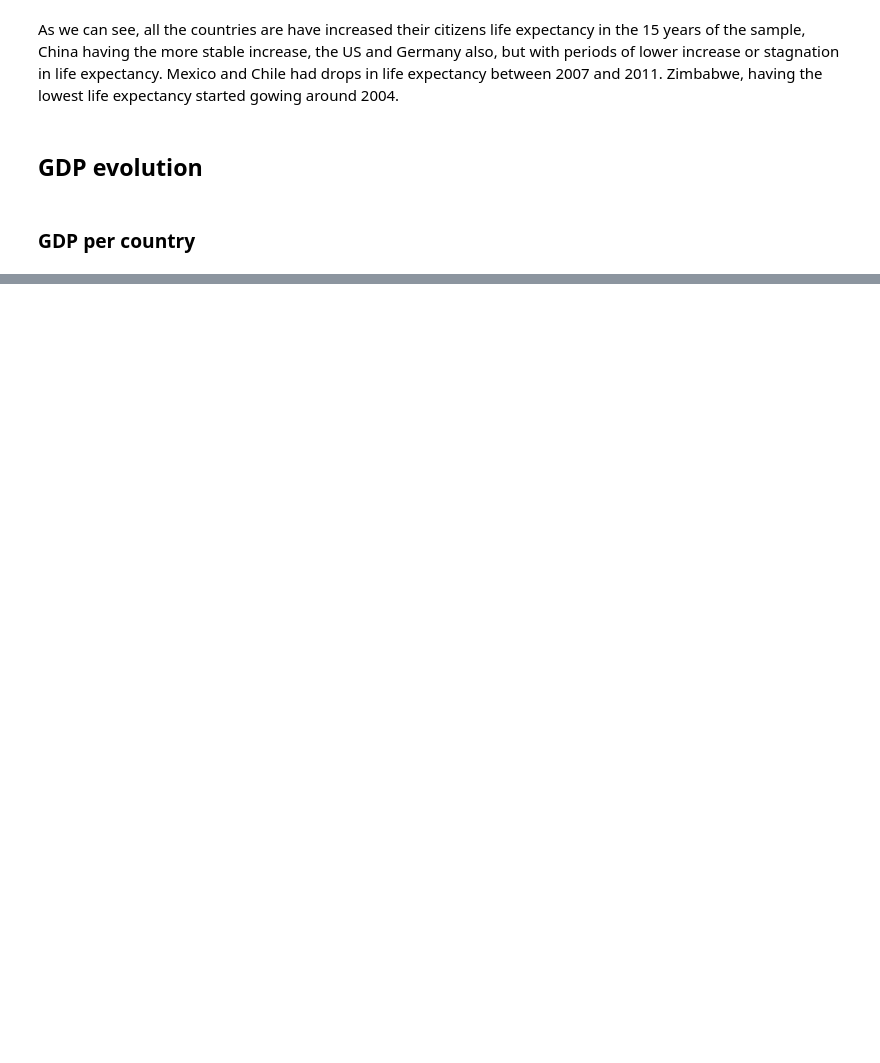
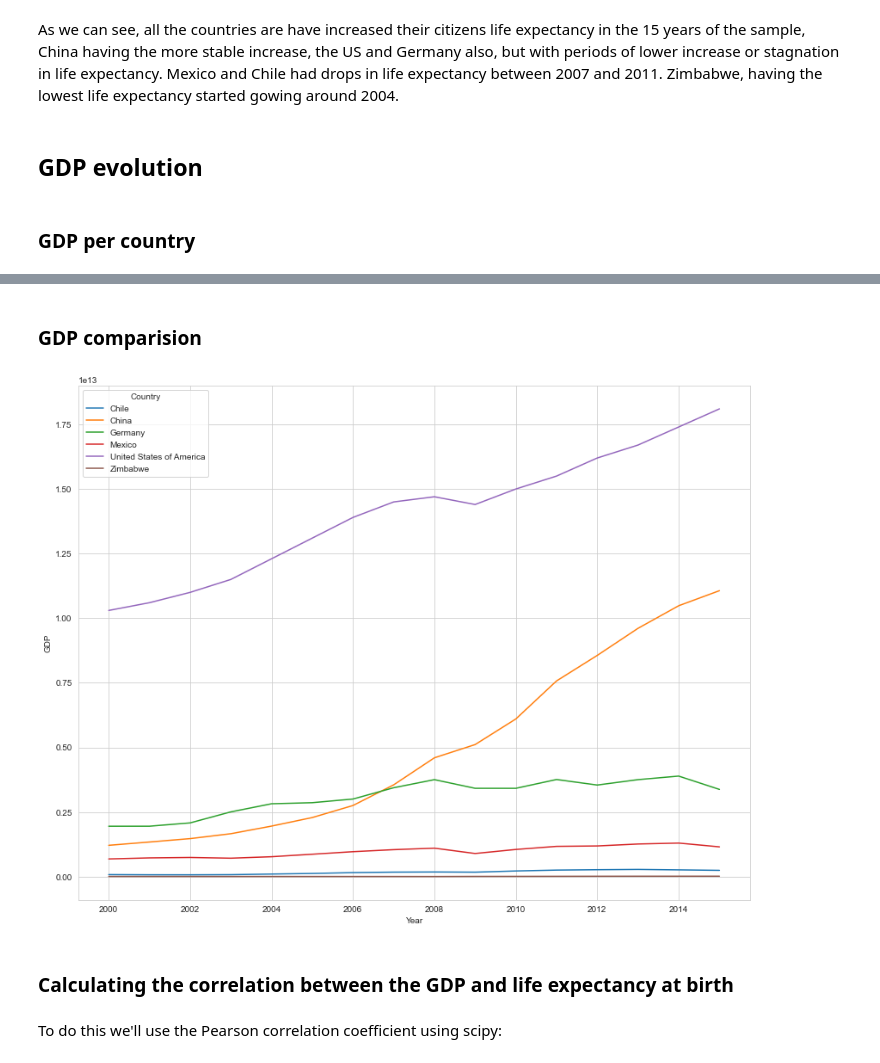
Before and after one commit to ValerioFrancisco/Life-Expectancy-and-GDP, a Jupyter notebook: life_expectancy_gdp.ipynb, the cells around one changed output, grey strips where cells are left out. Drawn from its saved outputs; the diff is of its cells as text; code cells hidden in the pictures; blank space fills up the shorter version.

```diff
--- a/life_expectancy_gdp.ipynb
+++ b/life_expectancy_gdp.ipynb
@@ -93,0 +100,13 @@ plt.show()
+# %% [markdown]
+### GDP comparision
+# %%
+plt.figure(figsize=(14,11))
+sns.set_style("whitegrid")
+sns.lineplot(data=df, x='Year', y='GDP', hue='Country')
+plt.show()
+# %% [output]
+[figure, added]
+# %% [markdown]
+### Calculating the correlation between the GDP and life expectancy at birth
+# %% [markdown]
+To do this we'll use the Pearson correlation coefficient using scipy:
```
Also changed, not shown: parts of 9 cells of this notebook.
